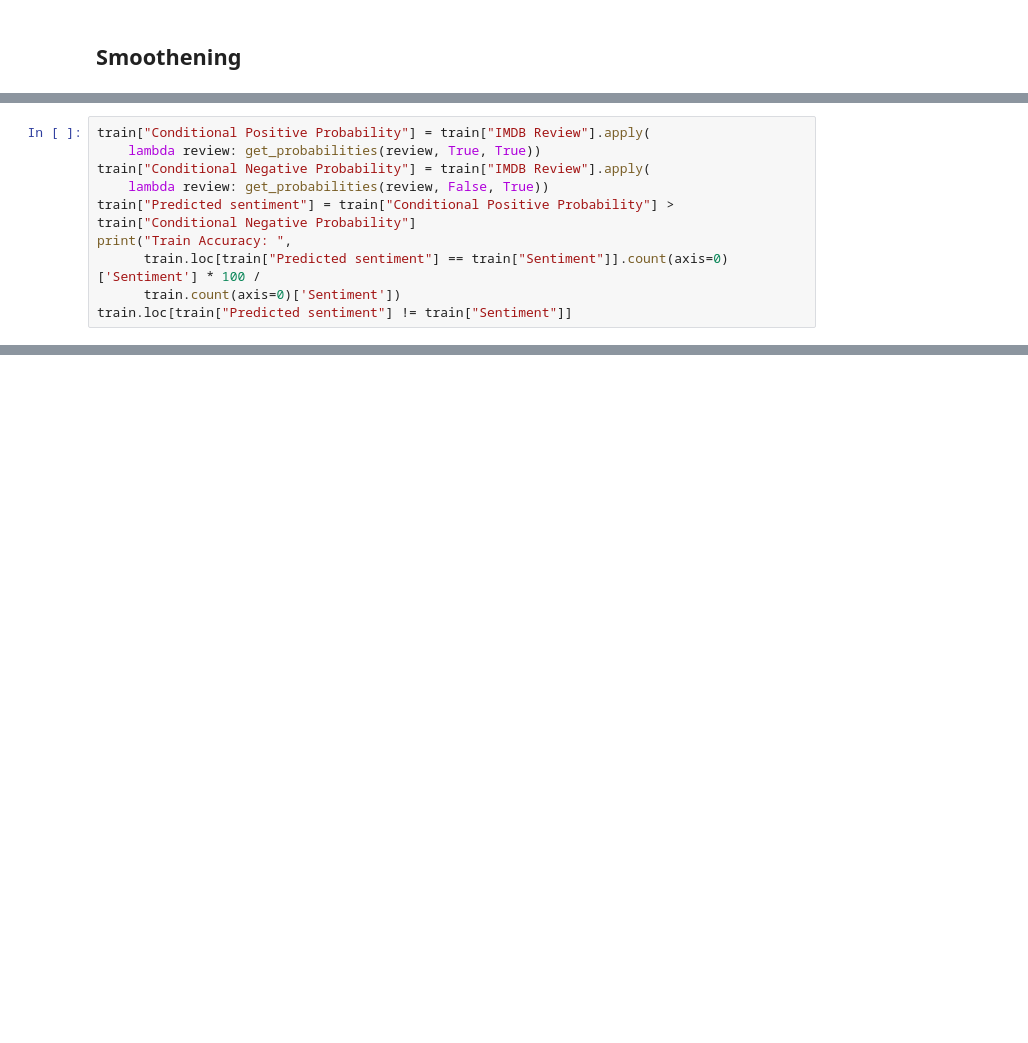
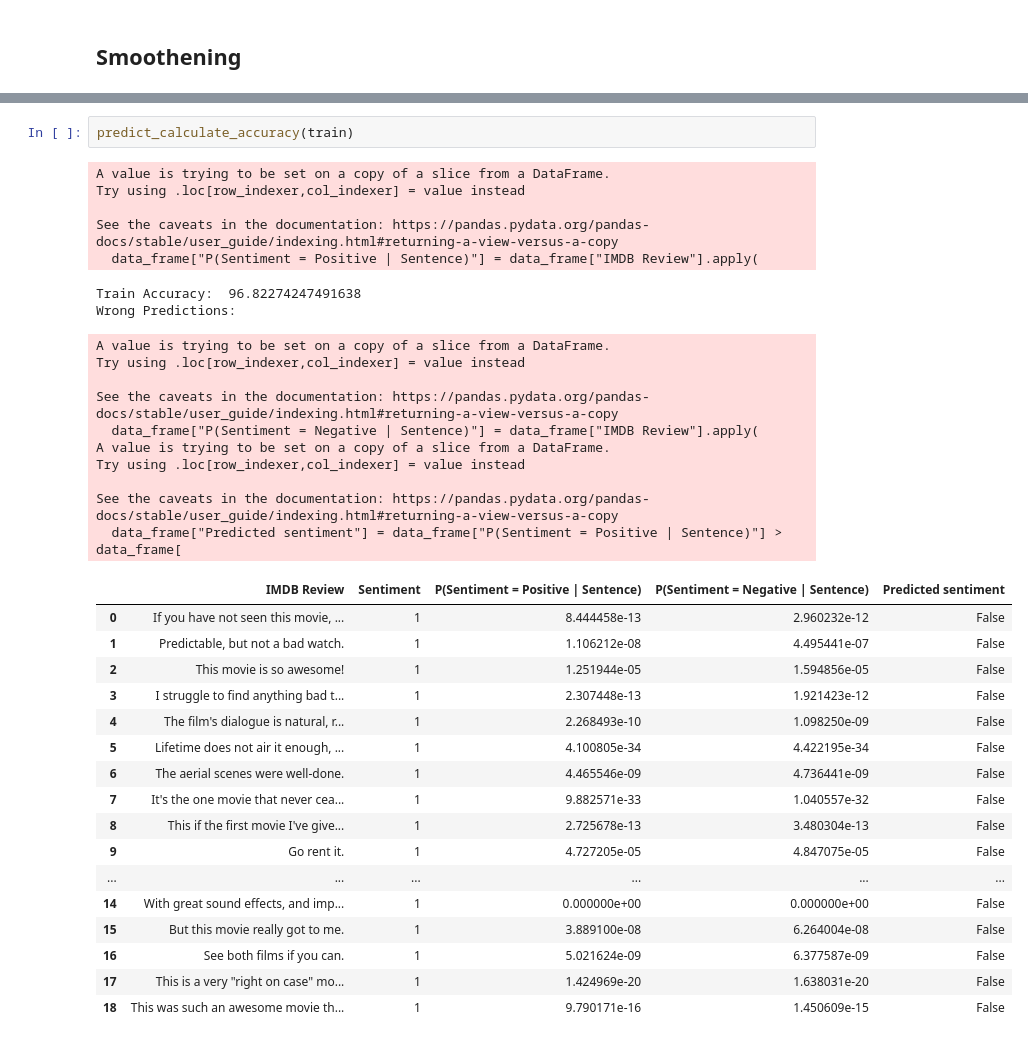
Before and after one commit to VighneshS/sentiment_prediction, a Jupyter notebook: sentiment_prediction.ipynb, the cells around one changed output, grey strips where cells are left out. Cells and saved outputs as stored; diff of their text form; blank space fills up the shorter version.

```diff
--- a/sentiment_prediction.ipynb
+++ b/sentiment_prediction.ipynb
@@ -383,10 +265,0 @@ vocabulary
-# %%
-train["Conditional Positive Probability"] = train["IMDB Review"].apply(
-    lambda review: get_probabilities(review, True, True))
-train["Conditional Negative Probability"] = train["IMDB Review"].apply(
-    lambda review: get_probabilities(review, False, True))
-train["Predicted sentiment"] = train["Conditional Positive Probability"] > train["Conditional Negative Probability"]
-print("Train Accuracy: ",
-      train.loc[train["Predicted sentiment"] == train["Sentiment"]].count(axis=0)['Sentiment'] * 100 /
-      train.count(axis=0)['Sentiment'])
-train.loc[train["Predicted sentiment"] != train["Sentiment"]]
@@ -479,0 +283,37 @@ Test Accuracy:  65.33333333333333
+# %%
+predict_calculate_accuracy(train)
+# %% [output]
+A value is trying to be set on a copy of a slice from a DataFrame.
+Try using .loc[row_indexer,col_indexer] = value instead
+
+See the caveats in the documentation: https://pandas.pydata.org/pandas-docs/stable/user_guide/indexing.html#returning-a-view-versus-a-copy
+  data_frame["P(Sentiment = Positive | Sentence)"] = data_frame["IMDB Review"].apply(
+Train Accuracy:  96.82274247491638
+Wrong Predictions:
+A value is trying to be set on a copy of a slice from a DataFrame.
+Try using .loc[row_indexer,col_indexer] = value instead
+
+See the caveats in the documentation: https://pandas.pydata.org/pandas-docs/stable/user_guide/indexing.html#returning-a-view-versus-a-copy
+  data_frame["P(Sentiment = Negative | Sentence)"] = data_frame["IMDB Review"].apply(
+A value is trying to be set on a copy of a slice from a DataFrame.
+Try using .loc[row_indexer,col_indexer] = value instead
+
+See the caveats in the documentation: https://pandas.pydata.org/pandas-docs/stable/user_guide/indexing.html#returning-a-view-versus-a-copy
+  data_frame["Predicted sentiment"] = data_frame["P(Sentiment = Positive | Sentence)"] > data_frame[
+|  | IMDB Review | Sentiment | P(Sentiment = Positive | Sentence) | P(Sentiment = Negative | Sentence) | Predicted sentiment |
+| 0 | If you have not seen this movie, ... | 1 | 8.444458e-13 | 2.960232e-12 | False |
+| 1 | Predictable, but not a bad watch. | 1 | 1.106212e-08 | 4.495441e-07 | False |
+| 2 | This movie is so awesome! | 1 | 1.251944e-05 | 1.594856e-05 | False |
+| 3 | I struggle to find anything bad t... | 1 | 2.307448e-13 | 1.921423e-12 | False |
+| 4 | The film's dialogue is natural, r... | 1 | 2.268493e-10 | 1.098250e-09 | False |
+| 5 | Lifetime does not air it enough, ... | 1 | 4.100805e-34 | 4.422195e-34 | False |
+| 6 | The aerial scenes were well-done. | 1 | 4.465546e-09 | 4.736441e-09 | False |
+| 7 | It's the one movie that never cea... | 1 | 9.882571e-33 | 1.040557e-32 | False |
+| 8 | This if the first movie I've give... | 1 | 2.725678e-13 | 3.480304e-13 | False |
+| 9 | Go rent it. | 1 | 4.727205e-05 | 4.847075e-05 | False |
+| ... | ... | ... | ... | ... | ... |
+| 14 | With great sound effects, and imp... | 1 | 0.000000e+00 | 0.000000e+00 | False |
+| 15 | But this movie really got to me. | 1 | 3.889100e-08 | 6.264004e-08 | False |
+| 16 | See both films if you can. | 1 | 5.021624e-09 | 6.377587e-09 | False |
+| 17 | This is a very "right on case" mo... | 1 | 1.424969e-20 | 1.638031e-20 | False |
+| 18 | This was such an awesome movie th... | 1 | 9.790171e-16 | 1.450609e-15 | False |
```
Also changed, not shown: parts of 33 cells of this notebook.
